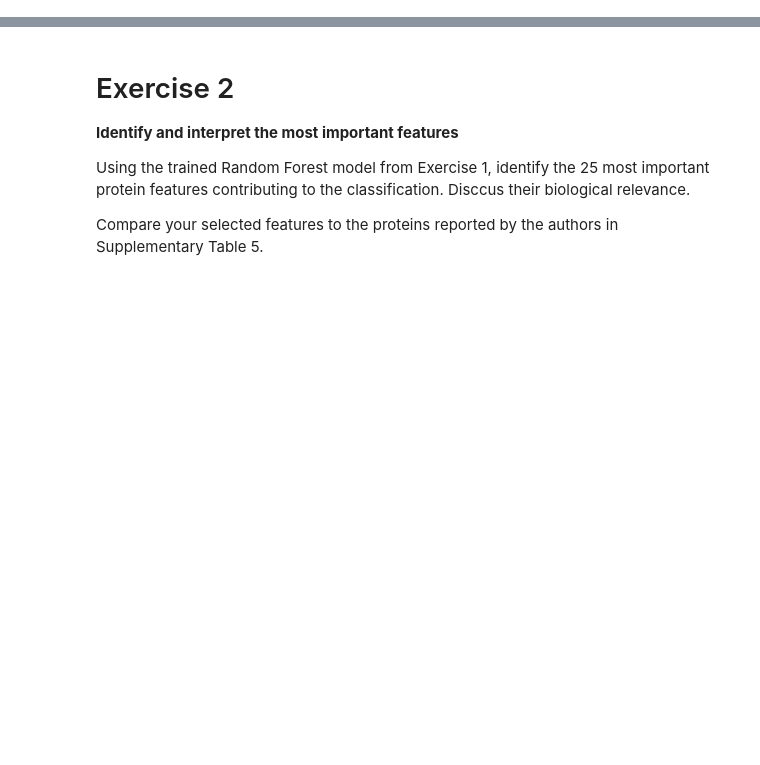
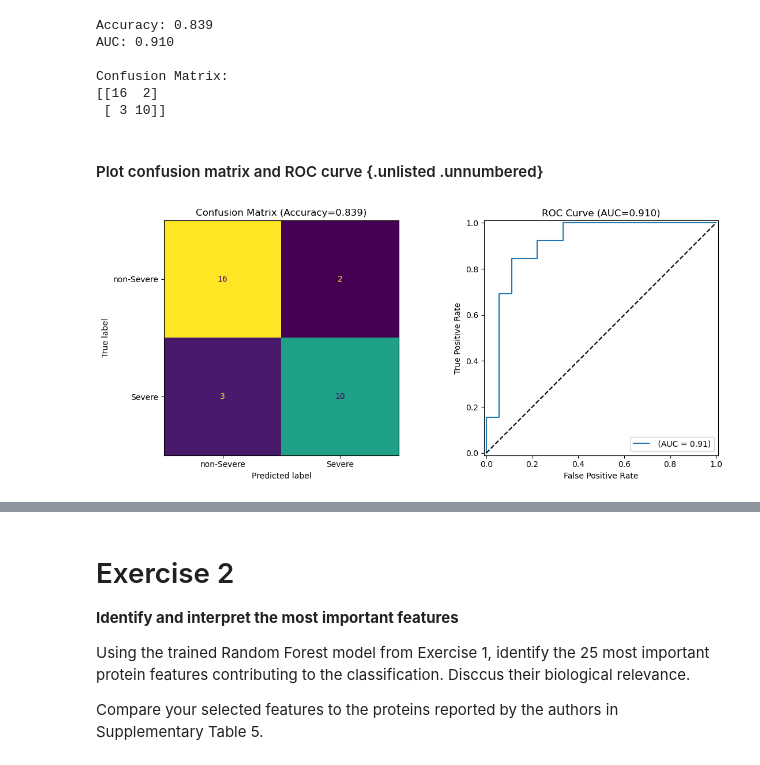
Before and after one commit to upf-dmi/assignment-3-TRouR, a Jupyter notebook: Hands_on_III.ipynb, the cells around one changed output, grey strips where cells are left out. Saved outputs shown, nothing was run; the diff lists cells and outputs as text; code cells hidden in the pictures; blank space fills up the shorter version.

```diff
--- a/Hands_on_III.ipynb
+++ b/Hands_on_III.ipynb
@@ -37,0 +457,7 @@ import sklearn
+# %%
+# Define pipeline
+pipeline = Pipeline([
+    ('imputer', MinProbImputer(q=0.01, scale=0.3, random_state=42)),
+    ('vst', PowerTransformer(method='yeo-johnson')),
+    ('clf', RandomForestClassifier(random_state=42, n_jobs=-1))
+])
@@ -37,0 +509,9 @@ import sklearn
+# %%
+X_tr = X_train.values
+y_tr = y_train.values
+
+# Fit the pipeline
+search.fit(X_tr, y_tr)
+
+print("Best params:", search.best_params_)
+print("Best CV AUC:", search.best_score_.round(3))
@@ -37,0 +562,39 @@ import sklearn
+# %%
+# Get unbiased cross-validated performance metrics
+acc = accuracy_score(y_tr, y_pred)
+cm = confusion_matrix(y_tr, y_pred)
+fpr, tpr, _ = roc_curve(y_tr, y_pred_prob)
+roc_auc = auc(fpr, tpr)
+
+print(f"\nAccuracy: {acc:.3f}")
+print(f"AUC: {roc_auc:.3f}")
+print(f"\nConfusion Matrix:\n{cm}")
+# %% [output]
+Accuracy: 0.839
+AUC: 0.910
+
+Confusion Matrix:
+[[16  2]
+ [ 3 10]]
+# %% [markdown]
+#### Plot confusion matrix and ROC curve {.unlisted .unnumbered}
+# %%
+if not os.path.exists('figures'):
+    os.makedirs('figures')
+
+fig, axes = plt.subplots(1, 2, figsize=(12, 5))
+
+# Confusion matrix
+ConfusionMatrixDisplay(cm, display_labels=['non-Severe', 'Severe']).plot(ax=axes[0], colorbar=False)
+axes[0].set_title(f'Confusion Matrix (Accuracy={acc:.3f})')
+
+# ROC curve
+RocCurveDisplay(fpr=fpr, tpr=tpr, roc_auc=roc_auc).plot(ax=axes[1], name="")
+axes[1].plot([0, 1], [0, 1], 'k--')
+axes[1].set_title(f'ROC Curve (AUC={roc_auc:.3f})')
+
+plt.tight_layout()
+plt.savefig('figures/cv_performance.png', dpi=150)
+plt.show()
+# %% [output]
+[figure, added]
```
Also changed, not shown: parts of 68 cells of this notebook, 7 other files.
